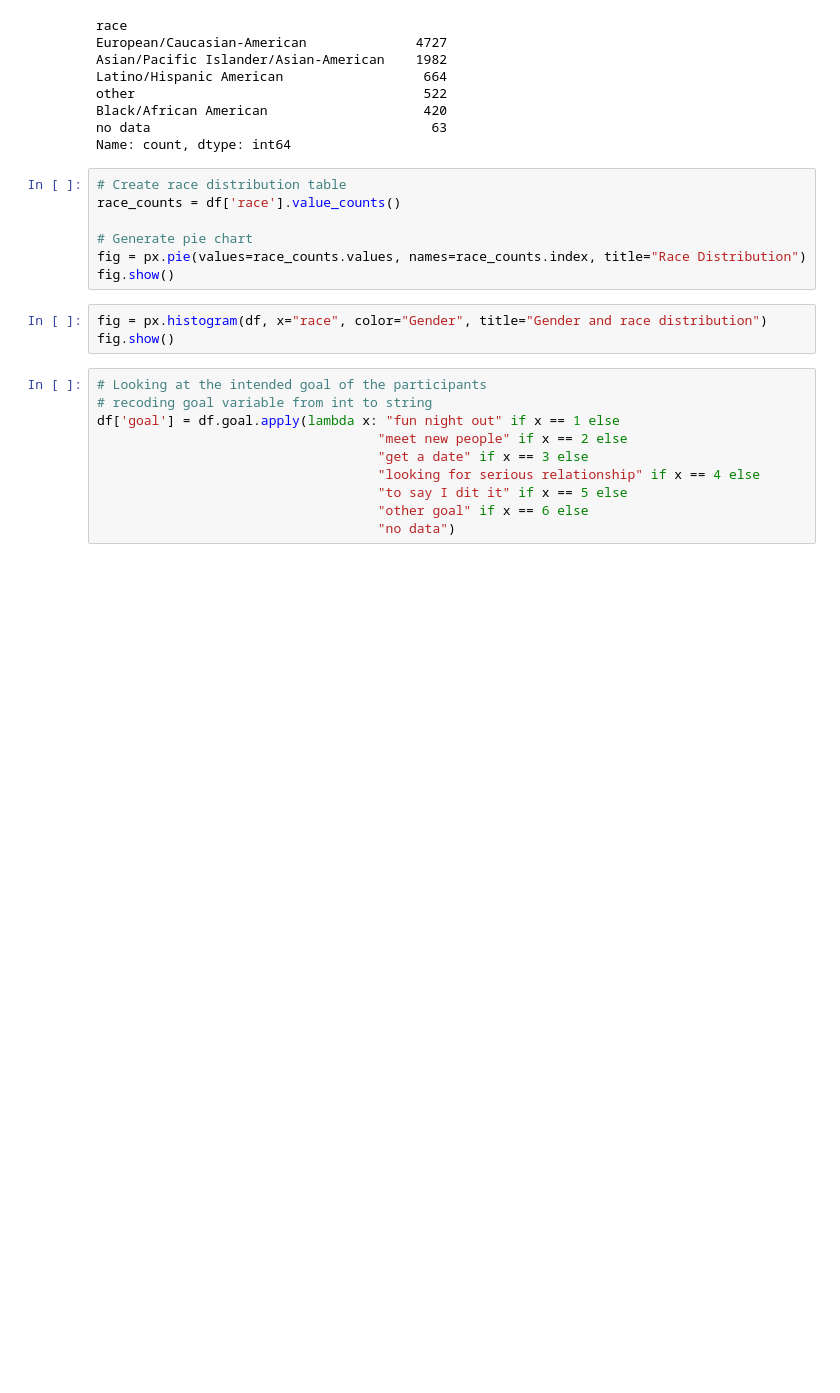
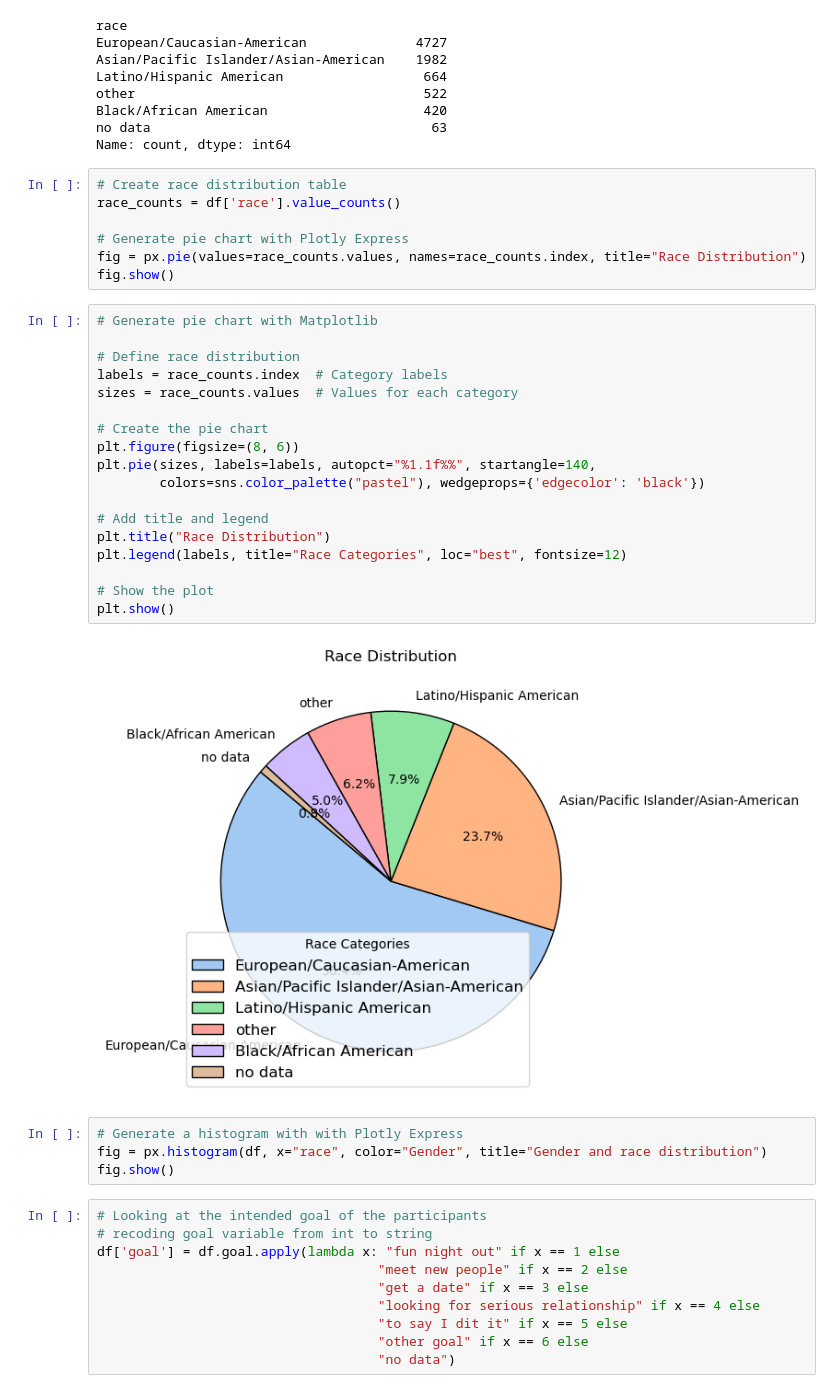
Before and after one commit to AgaHei/Speed_Dating_EDA, a Jupyter notebook: Project_Tinder_EDA.ipynb, the cells around one changed output. Drawn from its saved outputs; the diff is of its cells as text; blank space fills up the shorter version.

```diff
--- a/Project_Tinder_EDA.ipynb
+++ b/Project_Tinder_EDA.ipynb
@@ -261,10 +281,31 @@ Name: count, dtype: int64
 # Create race distribution table
 race_counts = df['race'].value_counts()
 
-# Generate pie chart
+# Generate pie chart with Plotly Express
 fig = px.pie(values=race_counts.values, names=race_counts.index, title="Race Distribution")
 fig.show()
+# %%
+# Generate pie chart with Matplotlib
+
+# Define race distribution
+labels = race_counts.index  # Category labels
+sizes = race_counts.values  # Values for each category
+
+# Create the pie chart
+plt.figure(figsize=(8, 6))
+plt.pie(sizes, labels=labels, autopct="%1.1f%%", startangle=140,
+        colors=sns.color_palette("pastel"), wedgeprops={'edgecolor': 'black'})
+
+# Add title and legend
+plt.title("Race Distribution")
+plt.legend(labels, title="Race Categories", loc="best", fontsize=12)
+
+# Show the plot
+plt.show()
+# %% [output]
+[figure, added]
 # %%
+# Generate a histogram with with Plotly Express
 fig = px.histogram(df, x="race", color="Gender", title="Gender and race distribution")
 fig.show()
 # %%
```
Also changed, not shown: parts of 18 cells of this notebook.
